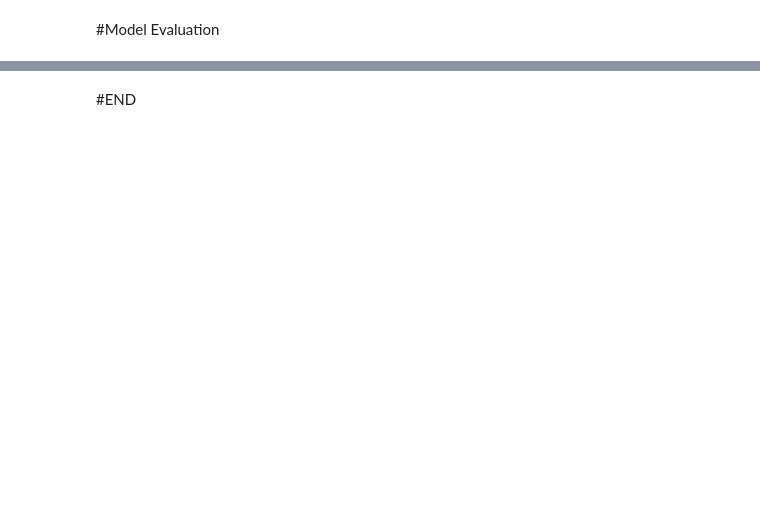
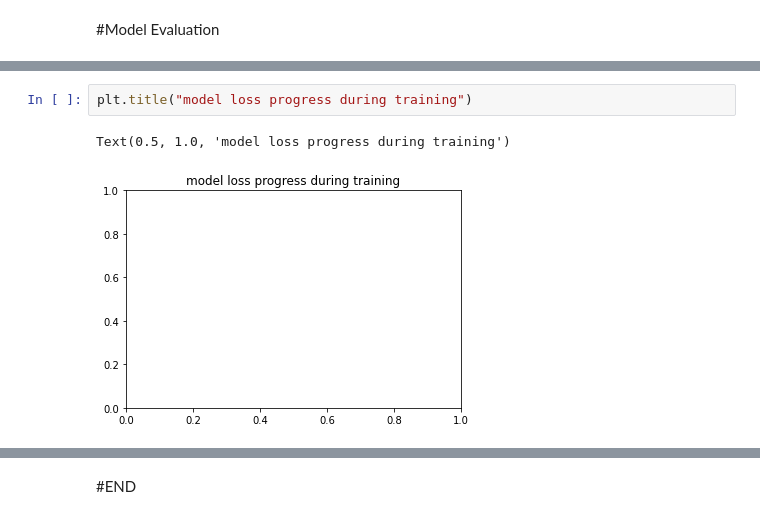
Before and after one commit to Janthedataenthusiast/DATA-SCIENCE, a Jupyter notebook: Car_Price_Prediction.ipynb, the cells around one changed output, grey strips where cells are left out. Drawn from its saved outputs; the diff is of its cells as text; blank space fills up the shorter version.

```diff
--- a/Car_Price_Prediction.ipynb
+++ b/Car_Price_Prediction.ipynb
@@ -194,0 +207,5 @@ Epoch 100/100
+# %%
+plt.title("model loss progress during training")
+# %% [output]
+Text(0.5, 1.0, 'model loss progress during training')
+[figure, added]
```
Also changed, not shown: parts of 10 cells of this notebook.
